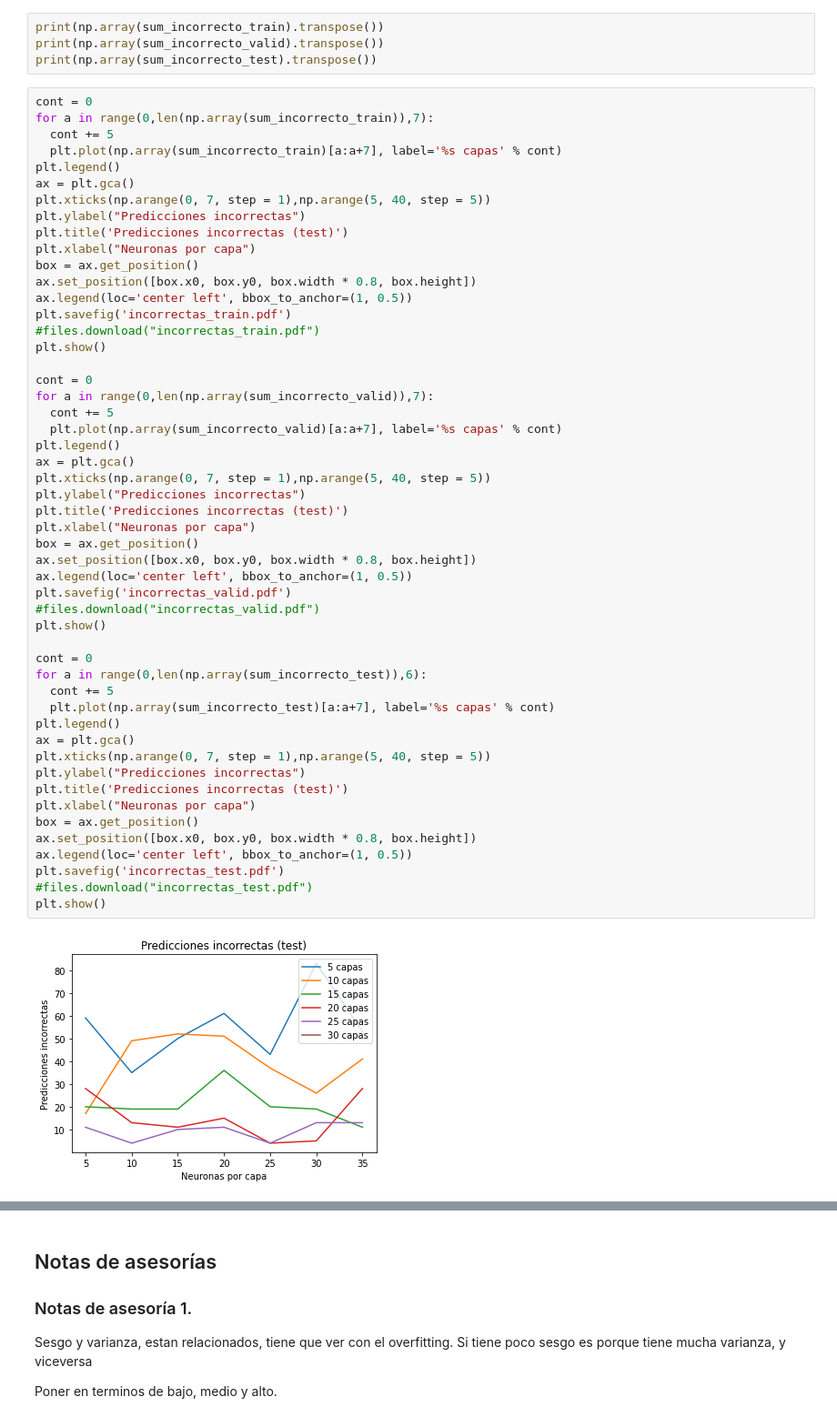
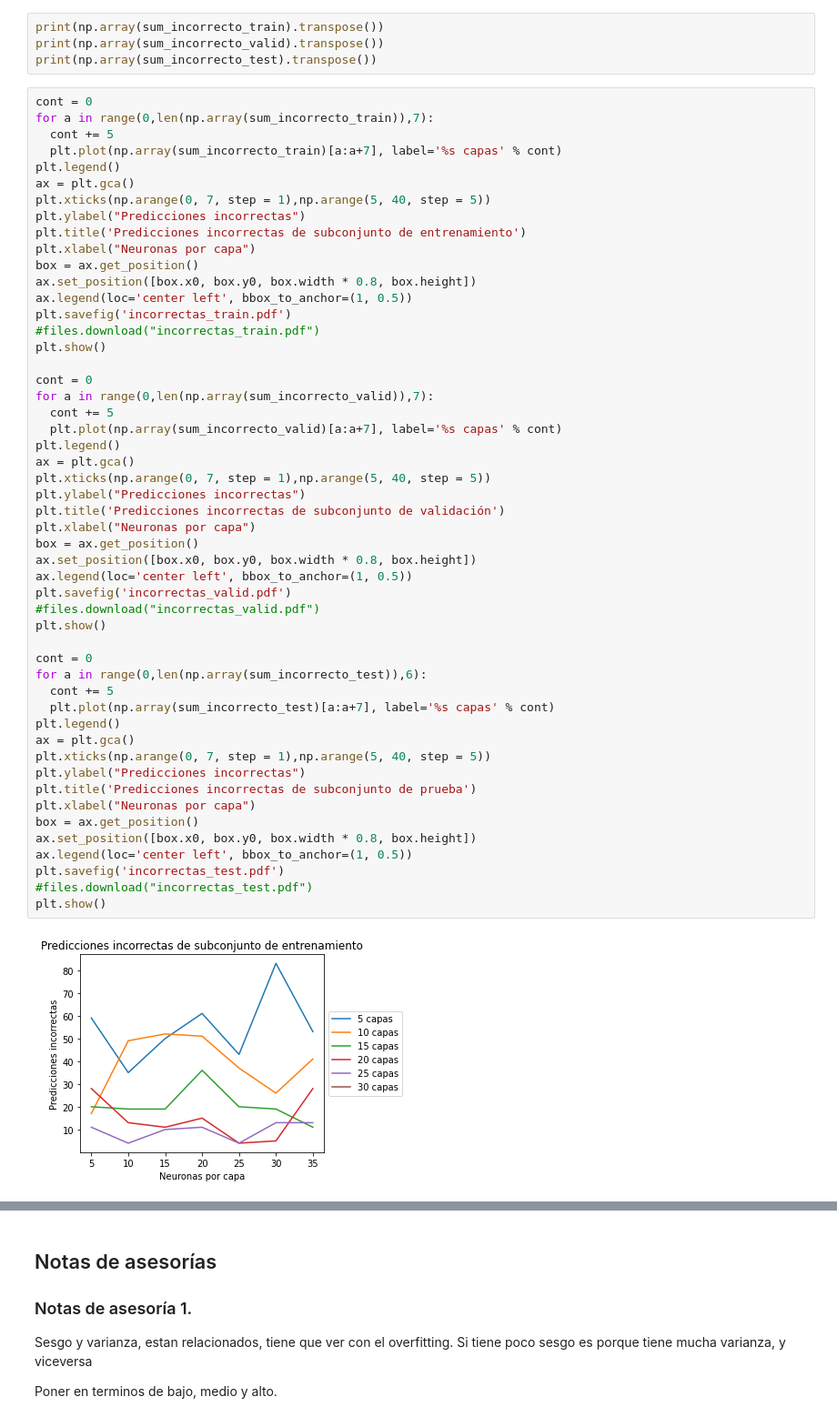
Before and after one commit to 1dgog/tc3006c_m2_portafoliodeimplementacion, a Jupyter notebook: m2_con_framework.ipynb, the cells around one changed output, grey strips where cells are left out. Shown: that part at 91% size. Cells and saved outputs as stored; diff of their text form.

```diff
--- a/m2_con_framework.ipynb
+++ b/m2_con_framework.ipynb
@@ -517,7 +523,7 @@ plt.legend()
 ax = plt.gca()
 plt.xticks(np.arange(0, 7, step = 1),np.arange(5, 40, step = 5))
 plt.ylabel("Predicciones incorrectas")
-plt.title('Predicciones incorrectas (test)')
+plt.title('Predicciones incorrectas de subconjunto de entrenamiento')
 plt.xlabel("Neuronas por capa")
 box = ax.get_position()
 ax.set_position([box.x0, box.y0, box.width * 0.8, box.height])
@@ -531,33 +537,33 @@ for a in range(0,len(np.array(sum_incorrecto_valid)),7):
   cont += 5
   plt.plot(np.array(sum_incorrecto_valid)[a:a+7], label='%s capas' % cont)
 plt.legend()
 ax = plt.gca()
 plt.xticks(np.arange(0, 7, step = 1),np.arange(5, 40, step = 5))
 plt.ylabel("Predicciones incorrectas")
-plt.title('Predicciones incorrectas (test)')
+plt.title('Predicciones incorrectas de subconjunto de validación')
 plt.xlabel("Neuronas por capa")
 box = ax.get_position()
 ax.set_position([box.x0, box.y0, box.width * 0.8, box.height])
 ax.legend(loc='center left', bbox_to_anchor=(1, 0.5))
 plt.savefig('incorrectas_valid.pdf')
 #files.download("incorrectas_valid.pdf")
 plt.show()
 
 cont = 0
 for a in range(0,len(np.array(sum_incorrecto_test)),6):
   cont += 5
   plt.plot(np.array(sum_incorrecto_test)[a:a+7], label='%s capas' % cont)
 plt.legend()
 ax = plt.gca()
 plt.xticks(np.arange(0, 7, step = 1),np.arange(5, 40, step = 5))
 plt.ylabel("Predicciones incorrectas")
-plt.title('Predicciones incorrectas (test)')
+plt.title('Predicciones incorrectas de subconjunto de prueba')
 plt.xlabel("Neuronas por capa")
 box = ax.get_position()
 ax.set_position([box.x0, box.y0, box.width * 0.8, box.height])
 ax.legend(loc='center left', bbox_to_anchor=(1, 0.5))
 plt.savefig('incorrectas_test.pdf')
 #files.download("incorrectas_test.pdf")
 plt.show()
 # %% [output]
-[figure, old version]
+[figure, new version]
```
Also changed, not shown: parts of 4 cells of this notebook.
